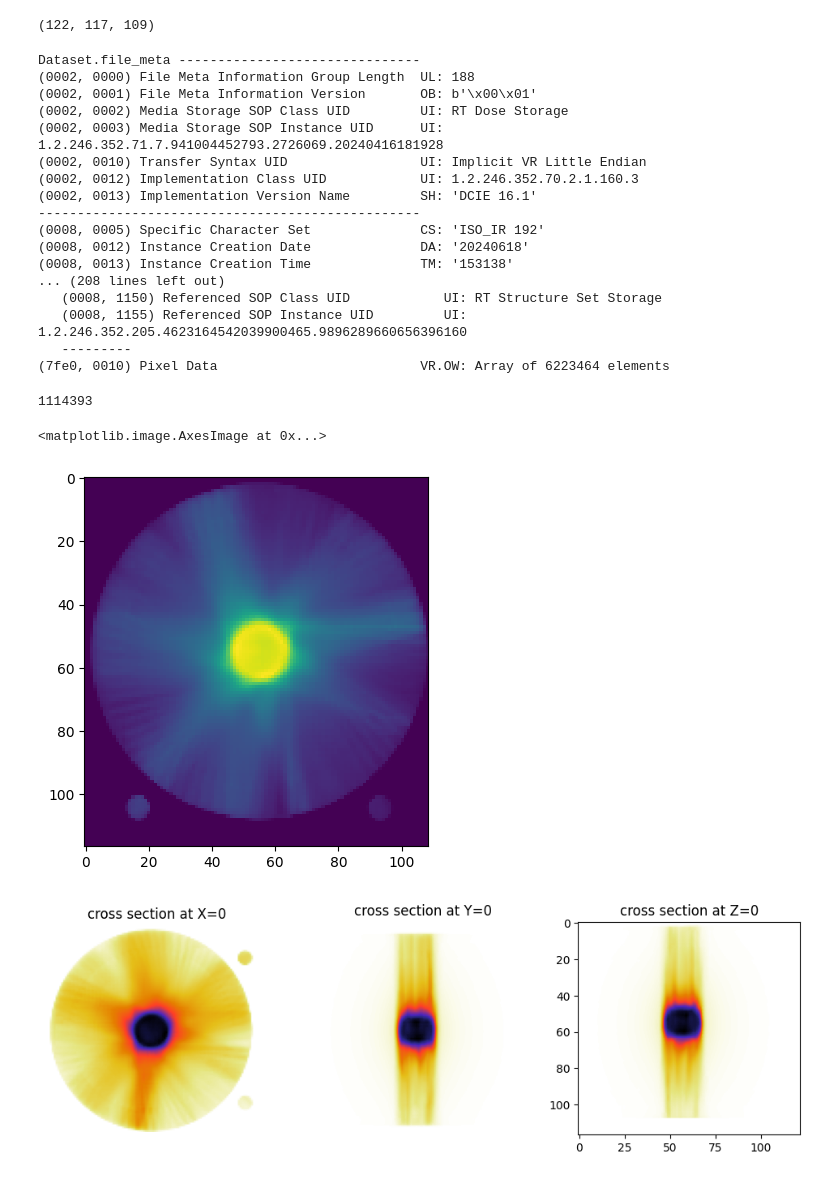
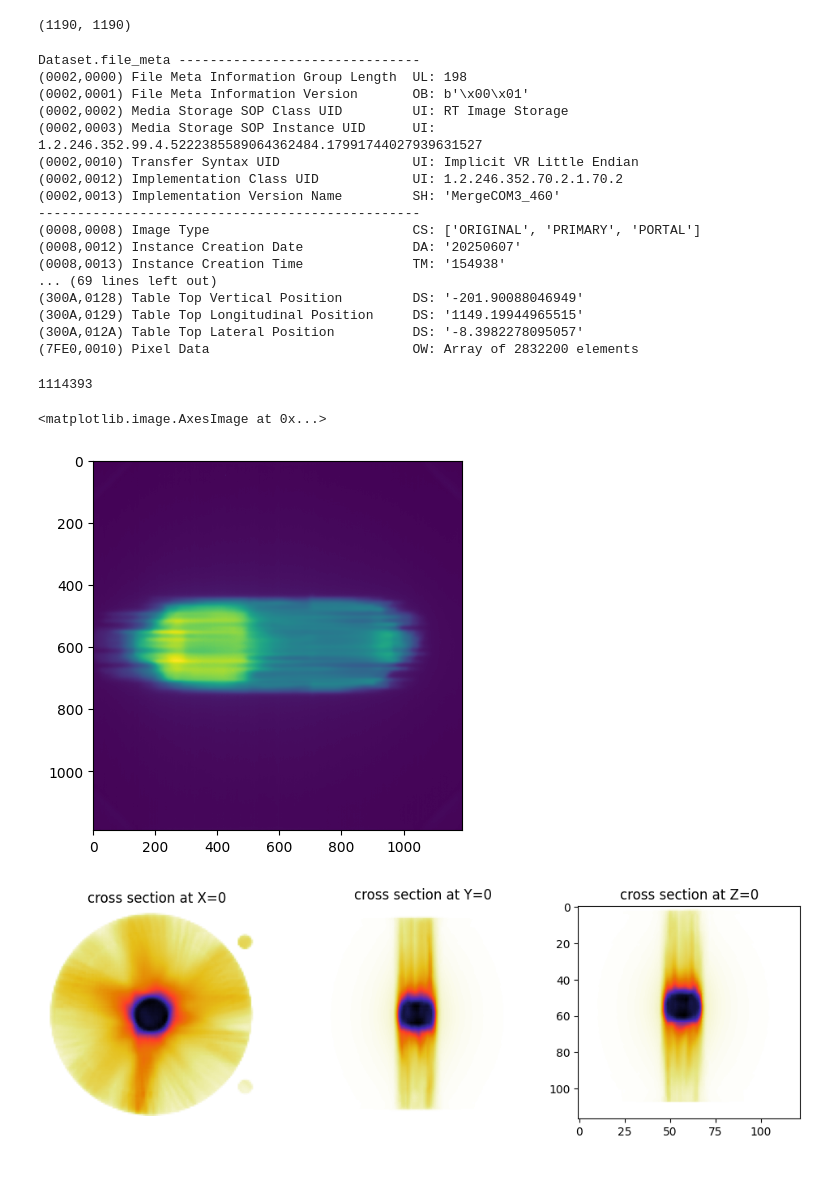
Before and after one commit to SujithChristopher/dose-3d, a Jupyter notebook: notebooks/dose_check.ipynb, the cells around one changed output. Cells and saved outputs as stored; diff of their text form; code cells hidden in the pictures.

```diff
--- a/notebooks/dose_check.ipynb
+++ b/notebooks/dose_check.ipynb
@@ -8,7 +8,7 @@ import matplotlib.pyplot as plt
 import numpy as np
 from tqdm import tqdm
 # %%
-_pth = r"E:\CMC\pyprojects\radio_therapy\dose-3d\dataset\3DDose\RD.23022024.Spherical.dcm"
+_pth = r"E:\CMC\pyprojects\radio_therapy\dose-3d\dataset\VMAT 2025 - 6. SIB COMPLEX TARGET\T3\873251693\00826.dcm"
 # %%
 dcm = dcmread(_pth)
 # %%
@@ -16,36 +16,36 @@ images = dcm.pixel_array
 # %%
 images.shape
 # %% [output]
-(122, 117, 109)
+(1190, 1190)
 # %%
 dcm
 # %% [output]
 Dataset.file_meta -------------------------------
-(0002, 0000) File Meta Information Group Length  UL: 188
-(0002, 0001) File Meta Information Version       OB: b'\x00\x01'
-(0002, 0002) Media Storage SOP Class UID         UI: RT Dose Storage
-(0002, 0003) Media Storage SOP Instance UID      UI: 1.2.246.352.71.7.941004452793.2726069.20240416181928
-(0002, 0010) Transfer Syntax UID                 UI: Implicit VR Little Endian
-(0002, 0012) Implementation Class UID            UI: 1.2.246.352.70.2.1.160.3
-(0002, 0013) Implementation Version Name         SH: 'DCIE 16.1'
+(0002,0000) File Meta Information Group Length  UL: 198
+(0002,0001) File Meta Information Version       OB: b'\x00\x01'
+(0002,0002) Media Storage SOP Class UID         UI: RT Image Storage
+(0002,0003) Media Storage SOP Instance UID      UI: 1.2.246.352.99.4.5222385589064362484.17991744027939631527
+(0002,0010) Transfer Syntax UID                 UI: Implicit VR Little Endian
+(0002,0012) Implementation Class UID            UI: 1.2.246.352.70.2.1.70.2
+(0002,0013) Implementation Version Name         SH: 'MergeCOM3_460'
 -------------------------------------------------
-(0008, 0005) Specific Character Set              CS: 'ISO_IR 192'
-(0008, 0012) Instance Creation Date              DA: '20240618'
-(0008, 0013) Instance Creation Time              TM: '153138'
-... (208 lines left out)
-   (0008, 1150) Referenced SOP Class UID            UI: RT Structure Set Storage
-   (0008, 1155) Referenced SOP Instance UID         UI: 1.2.246.352.205.4623164542039900465.9896289660656396160
-   ---------
-(7fe0, 0010) Pixel Data                          VR.OW: Array of 6223464 elements
+(0008,0008) Image Type                          CS: ['ORIGINAL', 'PRIMARY', 'PORTAL']
+(0008,0012) Instance Creation Date              DA: '20250607'
+(0008,0013) Instance Creation Time              TM: '154938'
+... (69 lines left out)
+(300A,0128) Table Top Vertical Position         DS: '-201.90088046949'
+(300A,0129) Table Top Longitudinal Position     DS: '1149.19944965515'
+(300A,012A) Table Top Lateral Position          DS: '-8.3982278095057'
+(7FE0,0010) Pixel Data                          OW: Array of 2832200 elements
 # %%
 np.max(images[60])
 # %% [output]
 1114393
 # %%
-plt.imshow(images[60])
+plt.imshow(images)
 # %% [output]
 <matplotlib.image.AxesImage at 0x...>
-[figure, old version]
+[figure, new version]
 # %%
 Nimage = images.shape[0]
 NimageZ=Nimage*images.shape[0]/images.shape[0]
```
Also changed, not shown: 13 other files.
